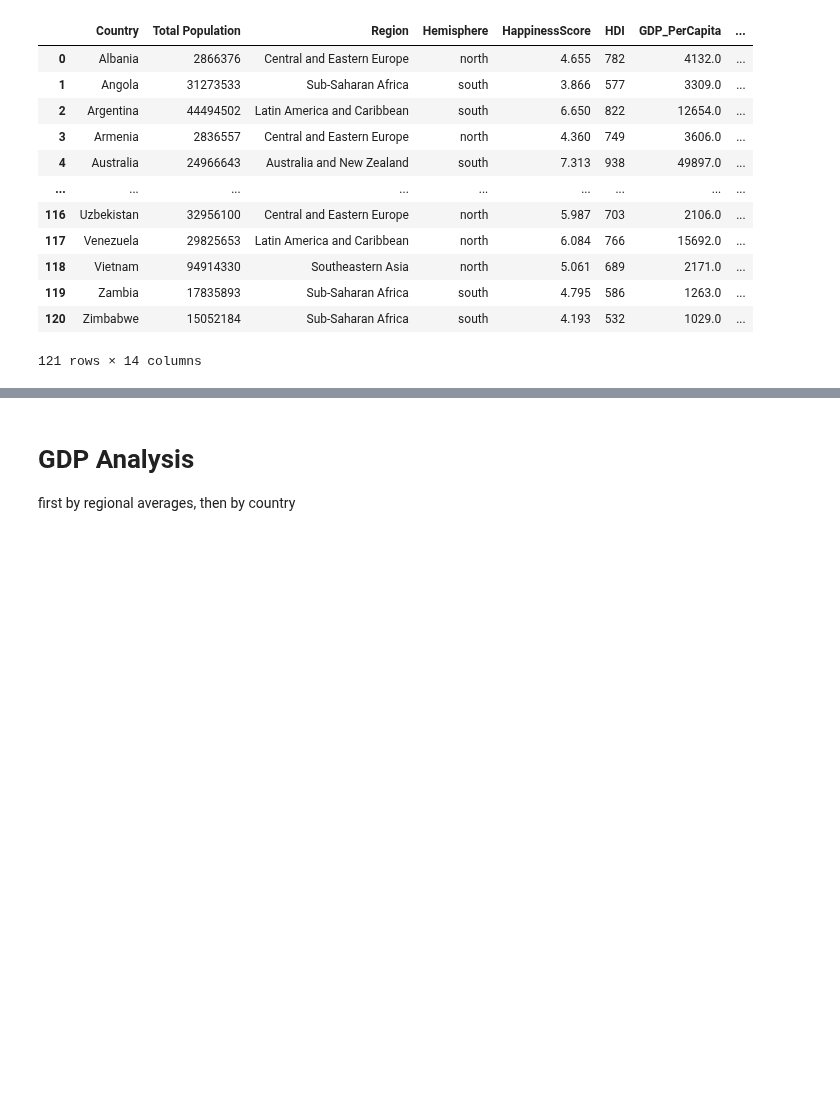
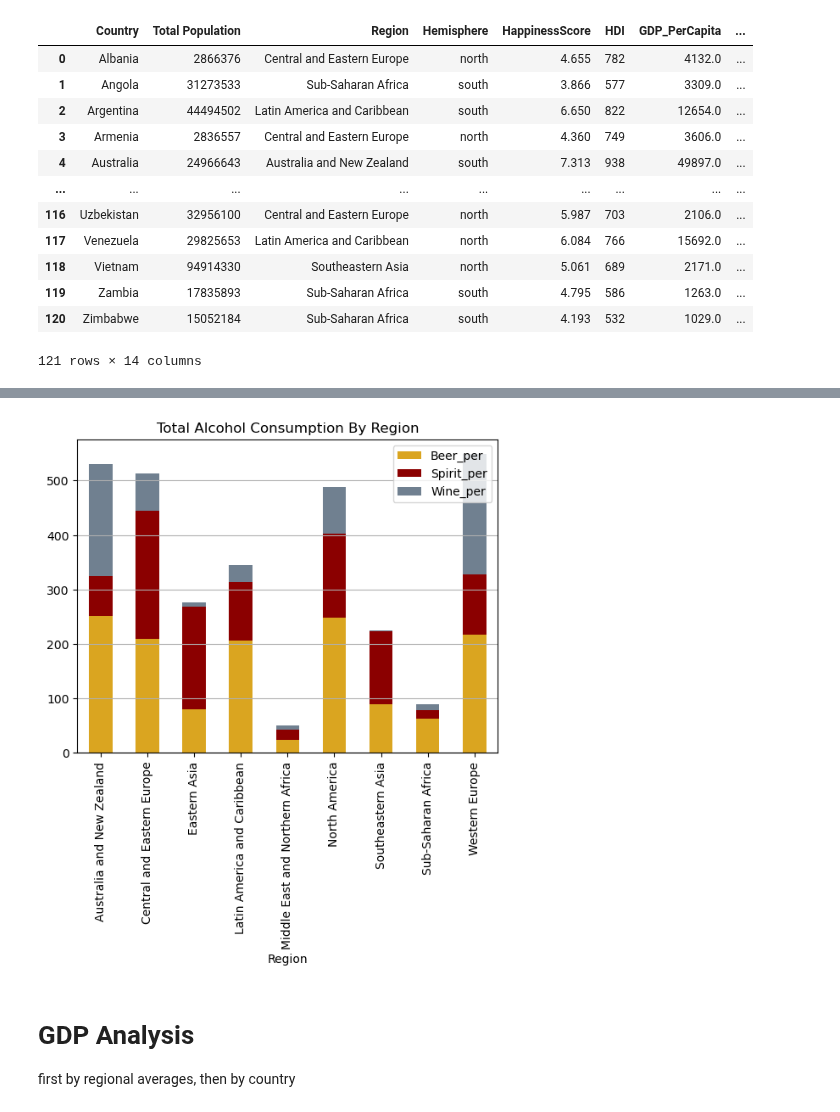
Before and after one commit to mattcaseycpa/project1, a Jupyter notebook: project.ipynb, the cells around one changed output, grey strips where cells are left out. Drawn from its saved outputs; the diff is of its cells as text; code cells hidden in the pictures; blank space fills up the shorter version.

Commit message:
adding alcohol stacked bar graph

```diff
--- a/project.ipynb
+++ b/project.ipynb
@@ -187,6 +187,24 @@ per_capita_data
 | Southeastern Asia | 296274882 | 1.283568e+12 | 26537289510 | 39843909654 | 352661642 | 4332.355802 | 89.569826 | 134.482915 | 1.190319 |
 | Sub-Saharan Africa | 757535067 | 1.387288e+12 | 47481844166 | 11597854322 | 8293564899 | 1831.318150 | 62.679401 | 15.309990 | 10.948094 |
 | Western Europe | 425101959 | 1.638097e+13 | 92604106786 | 47085065775 | 93387973863 | 38534.225105 | 217.839755 | 110.761818 | 219.683706 |
+# %%
+per_capita_data_copy = per_capita_data.copy()
+
+per_capita_data_copy = per_capita_data_copy.reset_index()
+
+per_capita_data_copy[["Region", "Beer_per", "Spirit_per", "Wine_per"]]\
+    .plot.bar(x = "Region",
+              stacked = True,
+              title = "Total Alcohol Consumption By Region",
+              color = ["goldenrod", "darkred", "slategray"]
+             )
+plt.grid(axis = "y")
+# per_capita_data_copy.plot(x = "Region", y = "Wine_per", kind = "bar")
+# per_capita_data_copy.plot(x = "Region", y = "Spirit_per", kind = "bar")
+
+plt.show()
+# %% [output]
+[figure, added]
 # %% [markdown]
 # GDP Analysis
 first by regional averages, then by country
```
Also changed, not shown: parts of 2 cells of this notebook, 1 other file.
